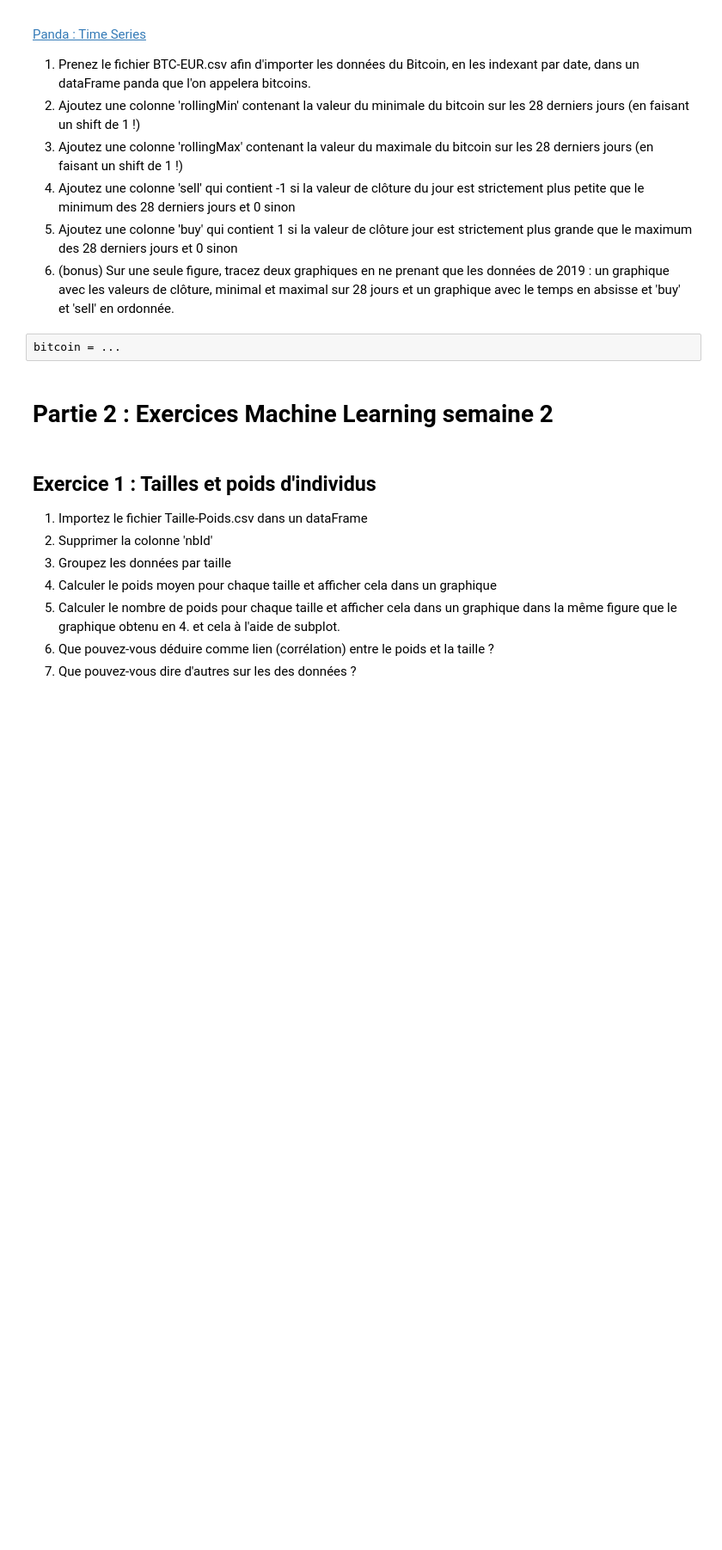
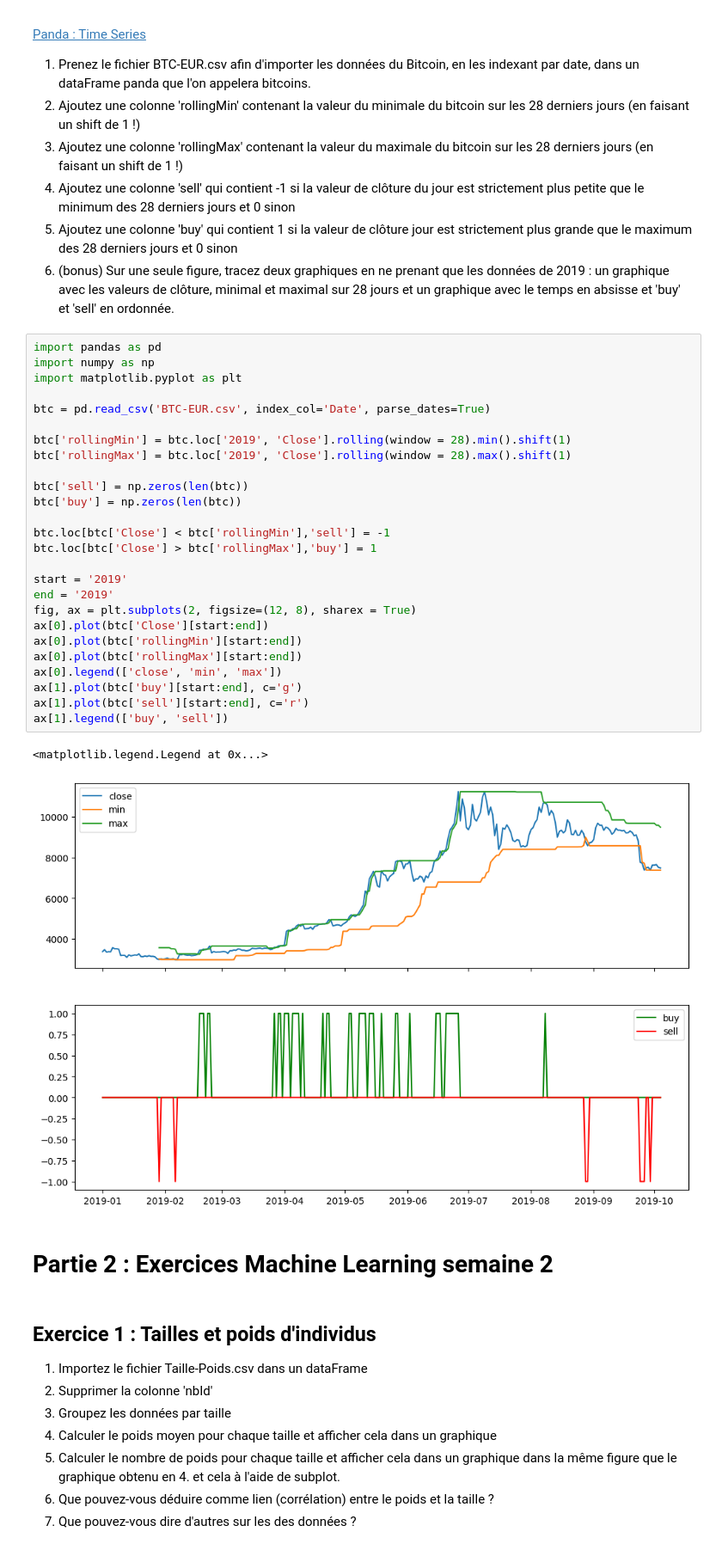
Before and after one commit to miguelDeSaAdegas/machineLearning, a Jupyter notebook: BIN3100_ML_S_1_et_2_Exercices_Python,_NumPy_et_Panda.ipynb, the cells around one changed output. Shown at 86% size. Saved outputs shown, nothing was run; the diff lists cells and outputs as text; blank space fills up the shorter version.

```diff
--- a/BIN3100_ML_S_1_et_2_Exercices_Python,_NumPy_et_Panda.ipynb
+++ b/BIN3100_ML_S_1_et_2_Exercices_Python,_NumPy_et_Panda.ipynb
@@ -196,8 +190,35 @@ print(data_titanic)
 4. Ajoutez une colonne 'sell' qui contient -1 si la valeur de clôture du jour est strictement plus petite que le minimum des 28 derniers jours et 0 sinon
 5. Ajoutez une colonne 'buy' qui contient 1 si la valeur de clôture jour est strictement plus grande que le maximum des 28 derniers jours et 0 sinon
 6. (bonus) Sur une seule figure, tracez deux graphiques en ne prenant que les données de 2019 : un graphique avec les valeurs de clôture, minimal et maximal sur 28 jours et un graphique avec le temps en absisse et 'buy' et 'sell' en ordonnée.
-# %%
-bitcoin = ...
+# %%
+import pandas as pd
+import numpy as np
+import matplotlib.pyplot as plt
+
+btc = pd.read_csv('BTC-EUR.csv', index_col='Date', parse_dates=True)
+
+btc['rollingMin'] = btc.loc['2019', 'Close'].rolling(window = 28).min().shift(1)
+btc['rollingMax'] = btc.loc['2019', 'Close'].rolling(window = 28).max().shift(1)
+
+btc['sell'] = np.zeros(len(btc))
+btc['buy'] = np.zeros(len(btc))
+
+btc.loc[btc['Close'] < btc['rollingMin'],'sell'] = -1
+btc.loc[btc['Close'] > btc['rollingMax'],'buy'] = 1
+
+start = '2019'
+end = '2019'
+fig, ax = plt.subplots(2, figsize=(12, 8), sharex = True)
+ax[0].plot(btc['Close'][start:end])
+ax[0].plot(btc['rollingMin'][start:end])
+ax[0].plot(btc['rollingMax'][start:end])
+ax[0].legend(['close', 'min', 'max'])
+ax[1].plot(btc['buy'][start:end], c='g')
+ax[1].plot(btc['sell'][start:end], c='r')
+ax[1].legend(['buy', 'sell'])
+# %% [output]
+<matplotlib.legend.Legend at 0x...>
+[figure, added]
 # %% [markdown]
 # Partie 2 : Exercices Machine Learning semaine 2
 # %% [markdown]
```
Also changed, not shown: parts of 1 cell of this notebook.
